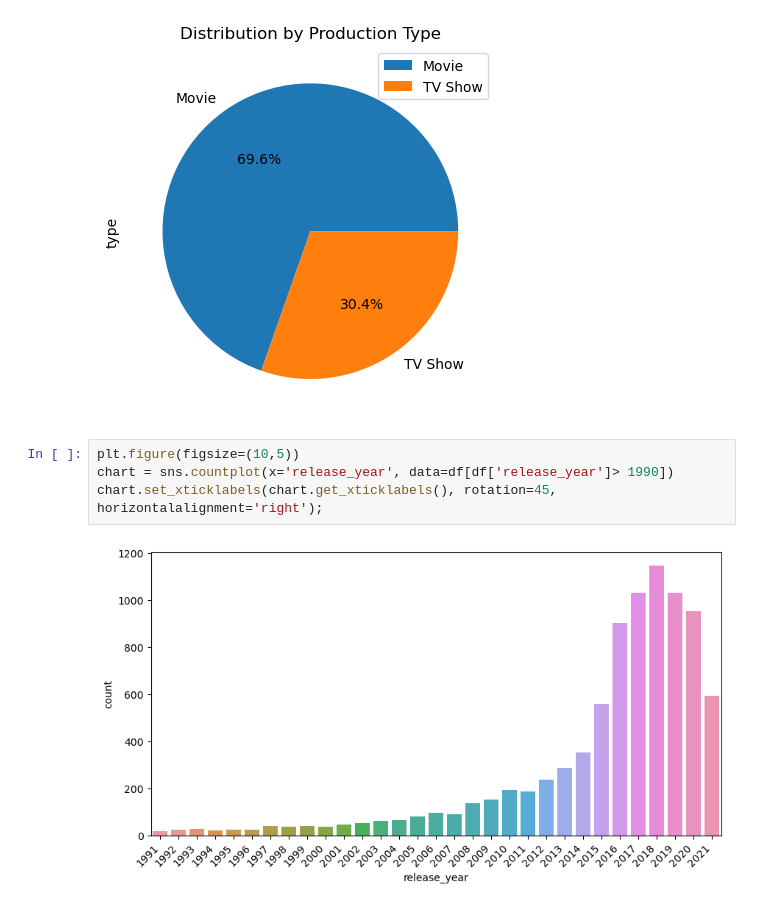
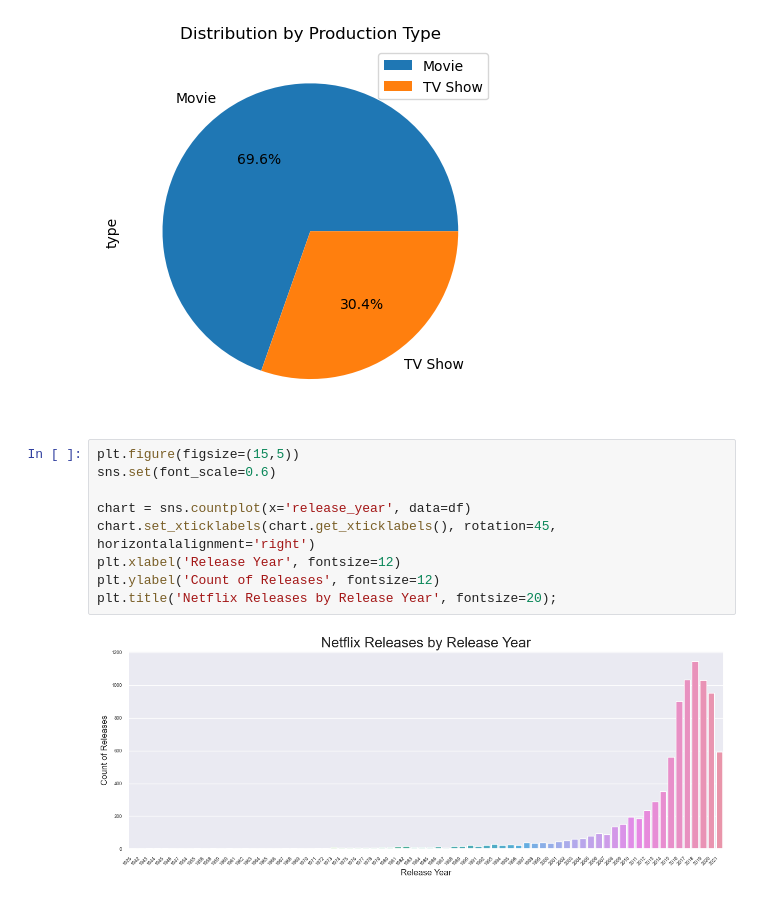
Before and after one commit to KayQu91/Netflix-Movies-and-TV-Shows, a Jupyter notebook: Netflix_Analysis.ipynb, the cells around one changed output. Saved outputs shown, nothing was run; the diff lists cells and outputs as text.

Commit message:
Set labels and Titles on Visualization

```diff
--- a/Netflix_Analysis.ipynb
+++ b/Netflix_Analysis.ipynb
@@ -115,8 +115,13 @@ plt.show()
 [figure]
 [figure]
 # %%
-plt.figure(figsize=(10,5))
-chart = sns.countplot(x='release_year', data=df[df['release_year']> 1990])
-chart.set_xticklabels(chart.get_xticklabels(), rotation=45, horizontalalignment='right');
+plt.figure(figsize=(15,5))
+sns.set(font_scale=0.6)
+
+chart = sns.countplot(x='release_year', data=df)
+chart.set_xticklabels(chart.get_xticklabels(), rotation=45, horizontalalignment='right')
+plt.xlabel('Release Year', fontsize=12)
+plt.ylabel('Count of Releases', fontsize=12)
+plt.title('Netflix Releases by Release Year', fontsize=20);
 # %% [output]
-[figure, old version]
+[figure, new version]
```
